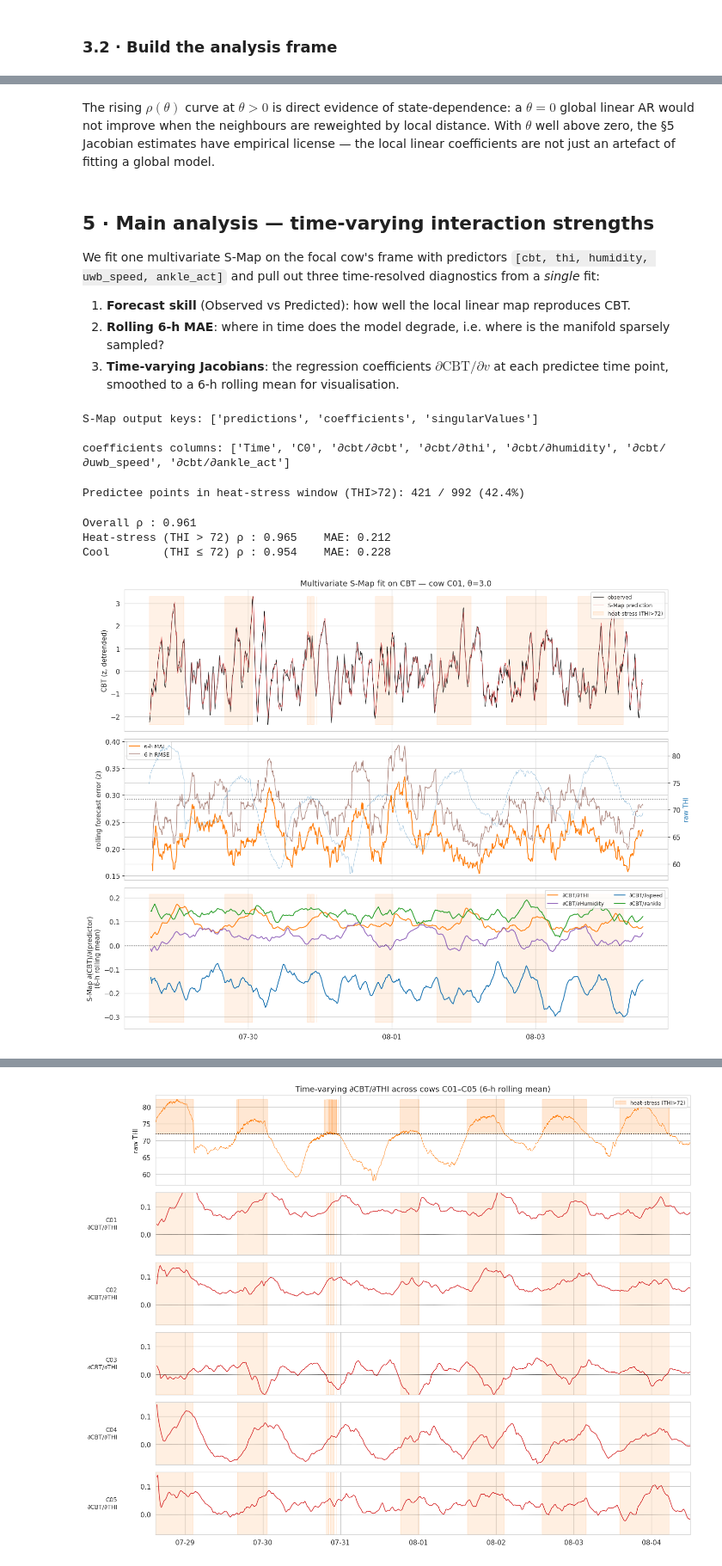
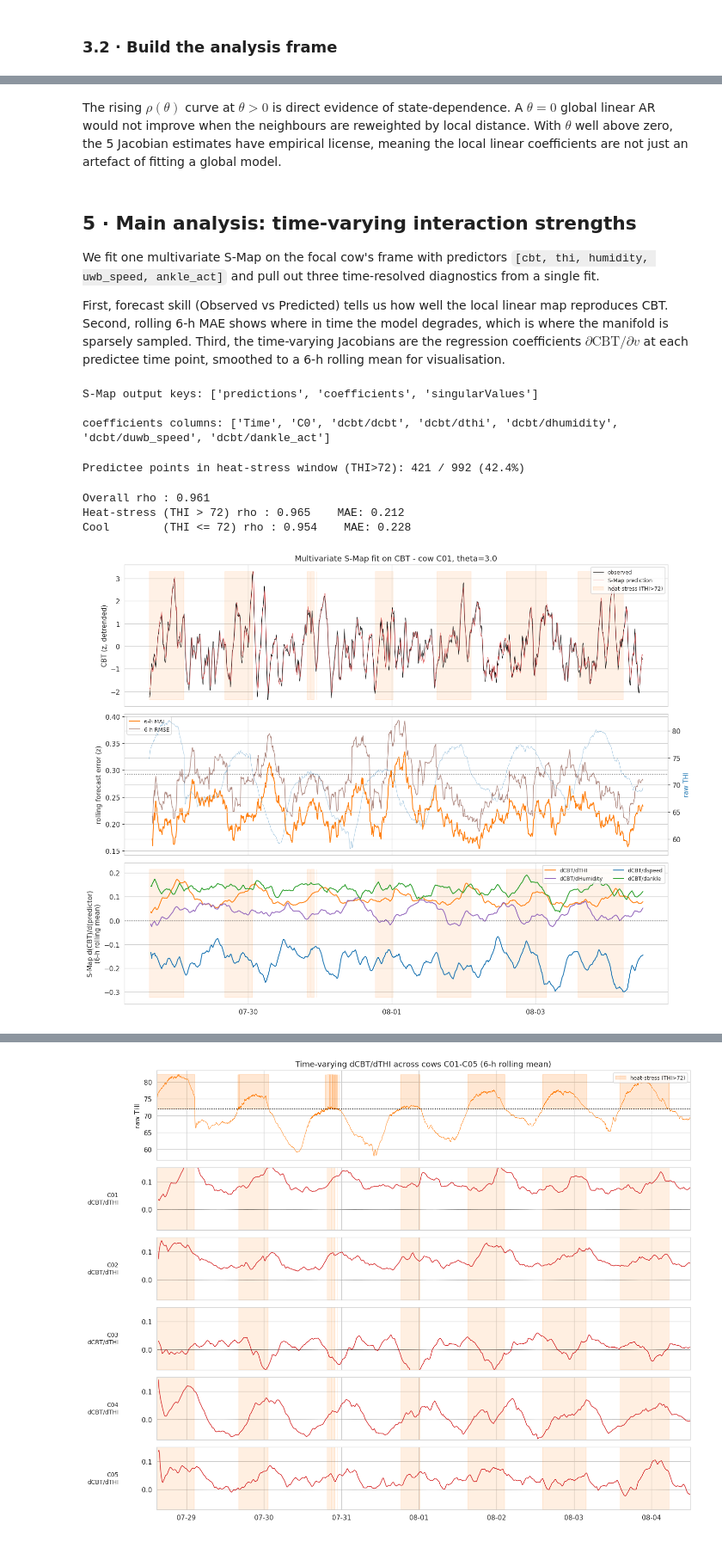
Before and after one commit to smonnnn/Complex-Systems-Blog---MMCOWS, a Jupyter notebook: module-10/module_10.ipynb, the cells around one changed output, grey strips where cells are left out. Shown at 86% size. Cells and saved outputs as stored; diff of their text form; code cells hidden in the pictures.

Commit message:
update notebook 10 to kristiyan's newer version

```diff
--- a/module-10/module_10.ipynb
+++ b/module-10/module_10.ipynb
@@ -234,29 +226,38 @@ plt.tight_layout(); plt.show()
 # %% [markdown]
-The rising $\rho(\theta)$ curve at $\theta>0$ is direct evidence of state-dependence: a $\theta=0$ global linear AR would not improve when the neighbours are reweighted by local distance. With $\theta$ well above zero, the §5 Jacobian estimates have empirical license — the local linear coefficients are not just an artefact of fitting a global model.
+The rising $\rho(\theta)$ curve at $\theta>0$ is direct evidence of state-dependence. A $\theta=0$ global linear AR would not improve when the neighbours are reweighted by local distance. With $\theta$ well above zero, the 5 Jacobian estimates have empirical license, meaning the local linear coefficients are not just an artefact of fitting a global model.
 # %% [markdown]
-## 5 · Main analysis — time-varying interaction strengths
+## 5 · Main analysis: time-varying interaction strengths
 
-We fit one multivariate S-Map on the focal cow's frame with predictors `[cbt, thi, humidity, uwb_speed, ankle_act]` and pull out three time-resolved diagnostics from a *single* fit:
+We fit one multivariate S-Map on the focal cow's frame with predictors `[cbt, thi, humidity, uwb_speed, ankle_act]` and pull out three time-resolved diagnostics from a single fit.
 
-1. **Forecast skill** (Observed vs Predicted): how well the local linear map reproduces CBT.
-2. **Rolling 6-h MAE**: where in time does the model degrade, i.e. where is the manifold sparsely sampled?
-3. **Time-varying Jacobians**: the regression coefficients $\partial\mathrm{CBT}/\partial v$ at each predictee time point, smoothed to a 6-h rolling mean for visualisation.
+First, forecast skill (Observed vs Predicted) tells us how well the local linear map reproduces CBT. Second, rolling 6-h MAE shows where in time the model degrades, which is where the manifold is sparsely sampled. Third, the time-varying Jacobians are the regression coefficients $\partial\mathrm{CBT}/\partial v$ at each predictee time point, smoothed to a 6-h rolling mean for visualisation.
 # %%
 sm_focal = pyEDM.SMap(
     dataFrame=focal_edm, lib=LIB, pred=PRED, E=E_multi, theta=best_theta,
     columns=" ".join(predictors), target="cbt", embedded=True,
 )
+# pyEDM names coefficient columns with a Unicode partial-differential glyph
+# (U+2202). Rename to ASCII immediately so nothing downstream has to type it.
+PARTIAL = chr(0x2202)
+sm_focal["coefficients"].columns = [c.replace(PARTIAL, "d")
+                                    for c in sm_focal["coefficients"].columns]
 print("S-Map output keys:", list(sm_focal.keys()))
 print("\ncoefficients columns:", list(sm_focal["coefficients"].columns))
 # %% [output]
 S-Map output keys: ['predictions', 'coefficients', 'singularValues']
 
-coefficients columns: ['Time', 'C0', '∂cbt/∂cbt', '∂cbt/∂thi', '∂cbt/∂humidity', '∂cbt/∂uwb_speed', '∂cbt/∂ankle_act']
+coefficients columns: ['Time', 'C0', 'dcbt/dcbt', 'dcbt/dthi', 'dcbt/dhumidity', 'dcbt/duwb_speed', 'dcbt/dankle_act']
 # %%
+# pyEDM emits coefficient column names like 'd_unicode + cbt/d_unicode + thi'
+# (the Unicode partial-differential glyph at U+2202). Normalise them to ASCII
+# so the rest of the notebook can refer to them as 'dcbt/dthi' etc.
+PARTIAL = chr(0x2202)
+
 def attach_datetime(df, datetime_index):
     # pyEDM emits a Time column with integer row indices; map back to wall-clock datetimes,
     # dropping any Tp-induced rows that fall outside the input frame.
     out = df.copy()
+    out.columns = [c.replace(PARTIAL, "d") for c in out.columns]
     t = out["Time"].astype(int).values
     valid = (t >= 0) & (t < len(datetime_index))
     out = out.iloc[valid].copy()
@@ -290,13 +291,13 @@ def safe_rho(df, mask=None):
 rho_overall = safe_rho(preds_df)
 rho_heat    = safe_rho(preds_df, hs_mask)
 rho_cool    = safe_rho(preds_df, ~hs_mask)
-print(f"Overall ρ : {rho_overall:.3f}")
-print(f"Heat-stress (THI > 72) ρ : {rho_heat:.3f}    MAE: {preds_df.loc[hs_mask,'abs_err'].mean():.3f}")
-print(f"Cool        (THI ≤ 72) ρ : {rho_cool:.3f}    MAE: {preds_df.loc[~hs_mask,'abs_err'].mean():.3f}")
+print(f"Overall rho : {rho_overall:.3f}")
+print(f"Heat-stress (THI > 72) rho : {rho_heat:.3f}    MAE: {preds_df.loc[hs_mask,'abs_err'].mean():.3f}")
+print(f"Cool        (THI <= 72) rho : {rho_cool:.3f}    MAE: {preds_df.loc[~hs_mask,'abs_err'].mean():.3f}")
 # %% [output]
-Overall ρ : 0.961
-Heat-stress (THI > 72) ρ : 0.965    MAE: 0.212
-Cool        (THI ≤ 72) ρ : 0.954    MAE: 0.228
+Overall rho : 0.961
+Heat-stress (THI > 72) rho : 0.965    MAE: 0.212
+Cool        (THI <= 72) rho : 0.954    MAE: 0.228
 # %%
 fig, axes = plt.subplots(3, 1, figsize=(13, 10), sharex=True)
 
@@ -307,44 +308,44 @@ ax.plot(preds_df.index, preds_df.Predictions, color="C3", lw=0.6, alpha=0.7, lab
 ax.fill_between(preds_df.index, preds_df.Observations.min(), preds_df.Observations.max(),
                 where=(preds_df["thi_raw"] > 72), color="C1", alpha=0.10, label="heat-stress (THI>72)")
 ax.set_ylabel("CBT (z, detrended)")
-ax.set_title(f"Multivariate S-Map fit on CBT — cow {FOCAL_COW}, θ={best_theta}")
+ax.set_title(f"Multivariate S-Map fit on CBT - cow {FOCAL_COW}, theta={best_theta}")
 ax.legend(loc="upper right", fontsize=8)
 
 # Panel 2: Rolling 6-h MAE / RMSE + raw THI overlay
 ax = axes[1]
 ax.plot(preds_df.index, preds_df.rolling_MAE_6h, color="C1", lw=1.3, label="6-h MAE")
 ax.plot(preds_df.index, preds_df.rolling_RMSE_6h, color="C5", lw=1.0, alpha=0.7, label="6-h RMSE")
 ax.set_ylabel("rolling forecast error (z)")
 ax.legend(loc="upper left", fontsize=8)
 ax2 = ax.twinx()
 ax2.plot(preds_df.index, preds_df.thi_raw, color="C0", lw=0.5, alpha=0.5)
 ax2.axhline(72, color="k", ls=":", lw=0.8)
 ax2.set_ylabel("raw THI", color="C0")
 
-# Panel 3: Time-varying Jacobians (∂cbt/∂x), 6-h rolling mean
+# Panel 3: Time-varying Jacobians, 6-h rolling mean
 ax = axes[2]
 coef_idx = coef_df.copy()
 cols_to_plot = [
-    ("∂cbt/∂thi",       "∂CBT/∂THI",       "C1"),
-    ("∂cbt/∂humidity",  "∂CBT/∂Humidity",  "C4"),
-    ("∂cbt/∂uwb_speed", "∂CBT/∂speed",     "C0"),
-    ("∂cbt/∂ankle_act", "∂CBT/∂ankle",     "C2"),
+    ("dcbt/dthi",       "dCBT/dTHI",       "C1"),
+    ("dcbt/dhumidity",  "dCBT/dHumidity",  "C4"),
+    ("dcbt/duwb_speed", "dCBT/dspeed",     "C0"),
+    ("dcbt/dankle_act", "dCBT/dankle",     "C2"),
 ]
 for col, label, color in cols_to_plot:
     if col in coef_idx.columns:
         s = coef_idx[col].rolling("6h", min_periods=3).mean()
         ax.plot(s.index, s.values, lw=1.3, label=label, color=color)
 ax.axhline(0, color="k", ls=":", lw=0.8)
 ax.fill_between(preds_df.index, ax.get_ylim()[0], ax.get_ylim()[1],
                 where=(preds_df["thi_raw"] > 72), color="C1", alpha=0.10)
-ax.set_ylabel("S-Map ∂(CBT)/∂(predictor)\n(6-h rolling mean)")
+ax.set_ylabel("S-Map d(CBT)/d(predictor)\n(6-h rolling mean)")
 ax.legend(loc="upper right", fontsize=8, ncol=2)
 ax.set_xlabel("")
 axes[-1].xaxis.set_major_locator(mdates.DayLocator(interval=2))
 axes[-1].xaxis.set_major_formatter(mdates.DateFormatter("%m-%d"))
 plt.tight_layout(); plt.show()
 # %% [output]
-[figure, old version]
+[figure, new version]
 # %% [markdown]
 ### 5.1 · Reading the figure
 
```
Also changed, not shown: parts of 22 cells of this notebook, 1 other file.
